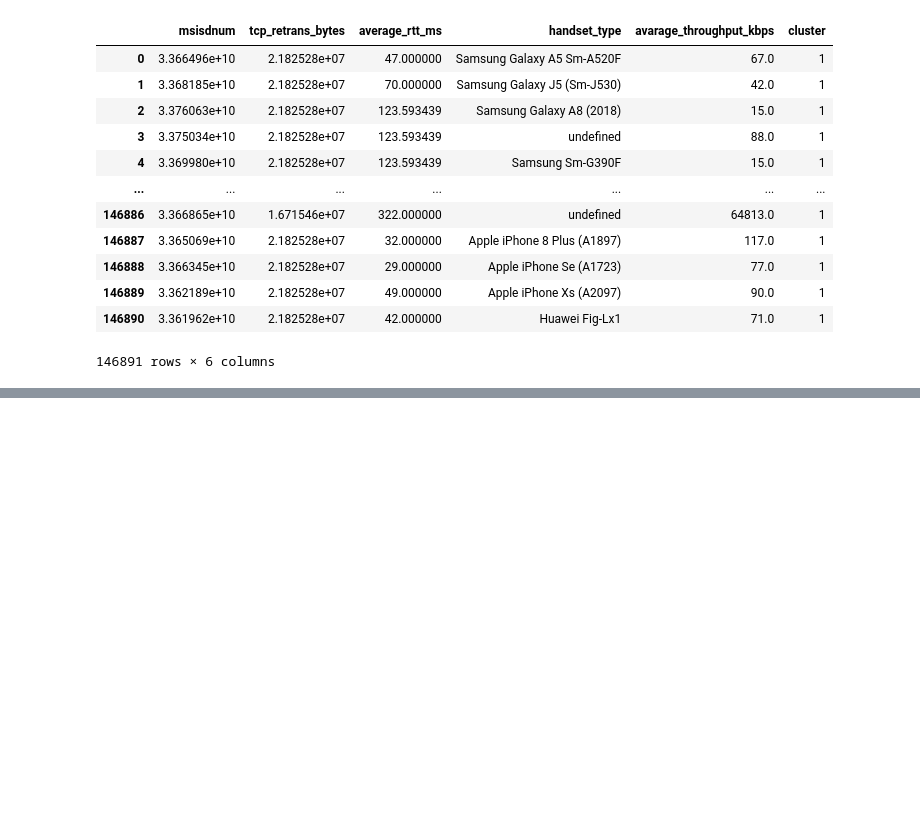
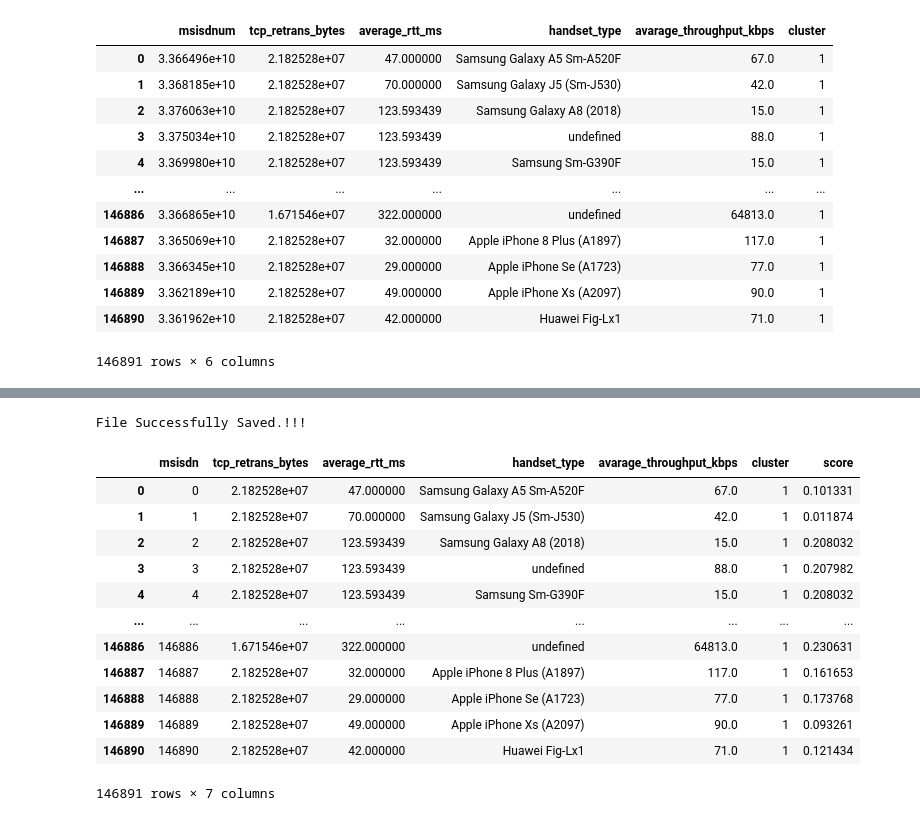
Before and after one commit to michaelgetachew-abebe/Telecom-User-Analytics, a Jupyter notebook: notebooks/user_experience_analytics.ipynb, the cells around one changed output, grey strips where cells are left out. Saved outputs shown, nothing was run; the diff lists cells and outputs as text; code cells hidden in the pictures; blank space fills up the shorter version.

Commit message:
Feat(Done) Task 4.1 for user exeperience

```diff
--- a/notebooks/user_experience_analytics.ipynb
+++ b/notebooks/user_experience_analytics.ipynb
@@ -426,3 +428,14 @@ File Successfully Saved.!!!
 | 146889 | 3.362189e+10 | 2.182528e+07 | 49.000000 | Apple iPhone Xs (A2097) | 90.0 | 1 |
 | 146890 | 3.361962e+10 | 2.182528e+07 | 42.000000 | Huawei Fig-Lx1 | 71.0 | 1 |
 146891 rows × 6 columns
+# %%
+# Here Task 4.1 to calculate the user exeperience score of the customers
+distance = kmeans.fit_transform(normalized_experience_metrics)
+
+distance_from_less_exp = list(map(lambda x : x[0], distance))
+
+user_experience_metrics_with_cluster_plus_score = user_experience_metrics_with_cluster.copy()
+user_experience_metrics_with_cluster_plus_score['score'] = distance_from_less_exp
+
+user_experience_metrics_with_cluster_plus_score.rename(columns = {'msisdnum':'msisdn'}, inplace = True)
+user_experience_metrics_with_cluster_plus_score.head()
@@ -428,0 +449,18 @@ File Successfully Saved.!!!
+# %%
+user_experience_metrics_with_cluster_plus_score['msisdn'] = user_experience_metrics_with_cluster_plus_score.index
+assistant.save_csv(user_experience_metrics_with_cluster_plus_score, '../data/user_experience_with_score.csv')
+# %% [output]
+File Successfully Saved.!!!
+|  | msisdn | tcp_retrans_bytes | average_rtt_ms | handset_type | avarage_throughput_kbps | cluster | score |
+| 0 | 0 | 2.182528e+07 | 47.000000 | Samsung Galaxy A5 Sm-A520F | 67.0 | 1 | 0.101331 |
+| 1 | 1 | 2.182528e+07 | 70.000000 | Samsung Galaxy J5 (Sm-J530) | 42.0 | 1 | 0.011874 |
+| 2 | 2 | 2.182528e+07 | 123.593439 | Samsung Galaxy A8 (2018) | 15.0 | 1 | 0.208032 |
+| 3 | 3 | 2.182528e+07 | 123.593439 | undefined | 88.0 | 1 | 0.207982 |
+| 4 | 4 | 2.182528e+07 | 123.593439 | Samsung Sm-G390F | 15.0 | 1 | 0.208032 |
+| ... | ... | ... | ... | ... | ... | ... | ... |
+| 146886 | 146886 | 1.671546e+07 | 322.000000 | undefined | 64813.0 | 1 | 0.230631 |
+| 146887 | 146887 | 2.182528e+07 | 32.000000 | Apple iPhone 8 Plus (A1897) | 117.0 | 1 | 0.161653 |
+| 146888 | 146888 | 2.182528e+07 | 29.000000 | Apple iPhone Se (A1723) | 77.0 | 1 | 0.173768 |
+| 146889 | 146889 | 2.182528e+07 | 49.000000 | Apple iPhone Xs (A2097) | 90.0 | 1 | 0.093261 |
+| 146890 | 146890 | 2.182528e+07 | 42.000000 | Huawei Fig-Lx1 | 71.0 | 1 | 0.121434 |
+146891 rows × 7 columns
```
Also changed, not shown: parts of 3 cells of this notebook, 2 other files.
